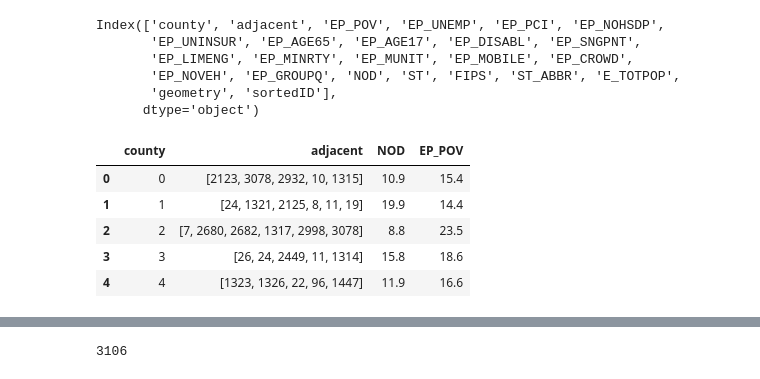
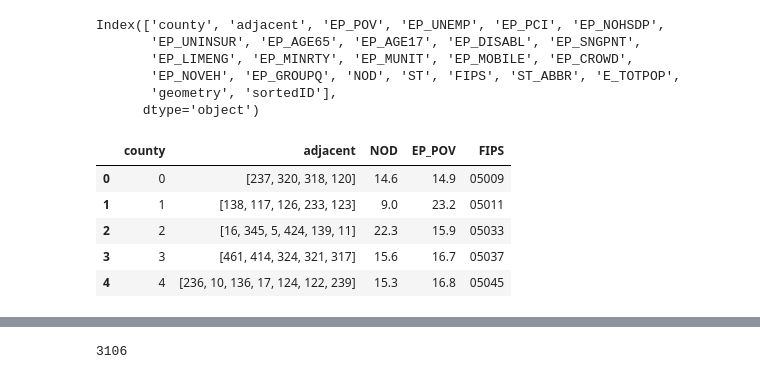
Before and after one commit to hashansl/universal-experiment-lab, a Jupyter notebook: experiment_2_bym_modeling/bym_svi_opioid_data/main.ipynb, the cells around one changed output, grey strips where cells are left out. Cells and saved outputs as stored; diff of their text form; code cells hidden in the pictures.

```diff
--- a/experiment_2_bym_modeling/bym_svi_opioid_data/main.ipynb
+++ b/experiment_2_bym_modeling/bym_svi_opioid_data/main.ipynb
@@ -53,7 +53,12 @@ array(['AL', 'AK', 'AZ', 'AR', 'CA', 'CO', 'CT', 'DE', 'FL', 'GA', 'ID',
        'VA', 'WA', 'WV', 'WI', 'WY', 'HI', 'DC'], dtype=object)
 # %%
 # drop rows with state name 'AL' or 'AK'
-df = df[~df['ST_ABBR'].isin(['AK','HI'])]
+# df = df[~df['ST_ABBR'].isin(['AK','HI','MA','WA'])]
 # %%
 # state = 'TX'
+# %%
+# filter by state
+# df_state = df[df['ST_ABBR'] == state]
+# get the rows where ST_ABBR is 'TX','AR','OK','LA','NM']
+df_state = df[df['ST_ABBR'].isin(['TX','AR','OK','LA','NM'])]
 # %%
@@ -62,5 +66,3 @@ df = df[~df['ST_ABBR'].isin(['AK','HI'])]
-# %%
-df_state = df
 # %%
 df_state.shape
 # %% [output]
@@ -174,11 +190,11 @@ Index(['county', 'adjacent', 'EP_POV', 'EP_UNEMP', 'EP_PCI', 'EP_NOHSDP',
        'geometry', 'sortedID'],
       dtype='object')
 # %%
-merged_df[['county', 'adjacent', 'NOD', 'EP_POV']].head()
+merged_df[['county', 'adjacent', 'NOD', 'EP_POV','FIPS']].head()
 # %% [output]
-|  | county | adjacent | NOD | EP_POV |
-| 0 | 0 | [2123, 3078, 2932, 10, 1315] | 10.9 | 15.4 |
-| 1 | 1 | [24, 1321, 2125, 8, 11, 19] | 19.9 | 14.4 |
-| 2 | 2 | [7, 2680, 2682, 1317, 2998, 3078] | 8.8 | 23.5 |
-| 3 | 3 | [26, 24, 2449, 11, 1314] | 15.8 | 18.6 |
-| 4 | 4 | [1323, 1326, 22, 96, 1447] | 11.9 | 16.6 |
+|  | county | adjacent | NOD | EP_POV | FIPS |
+| 0 | 0 | [237, 320, 318, 120] | 14.6 | 14.9 | 05009 |
+| 1 | 1 | [138, 117, 126, 233, 123] | 9.0 | 23.2 | 05011 |
+| 2 | 2 | [16, 345, 5, 424, 139, 11] | 22.3 | 15.9 | 05033 |
+| 3 | 3 | [461, 414, 324, 321, 317] | 15.6 | 16.7 | 05037 |
+| 4 | 4 | [236, 10, 136, 17, 124, 122, 239] | 15.3 | 16.8 | 05045 |
```
Also changed, not shown: parts of 33 cells of this notebook.
